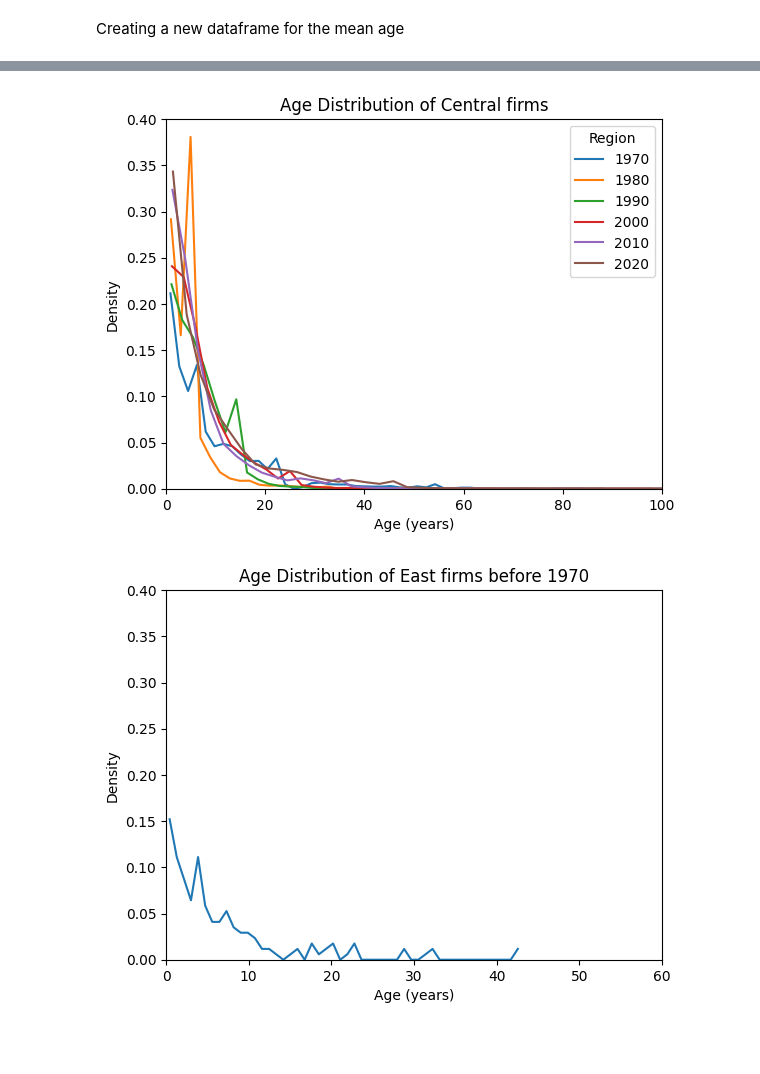
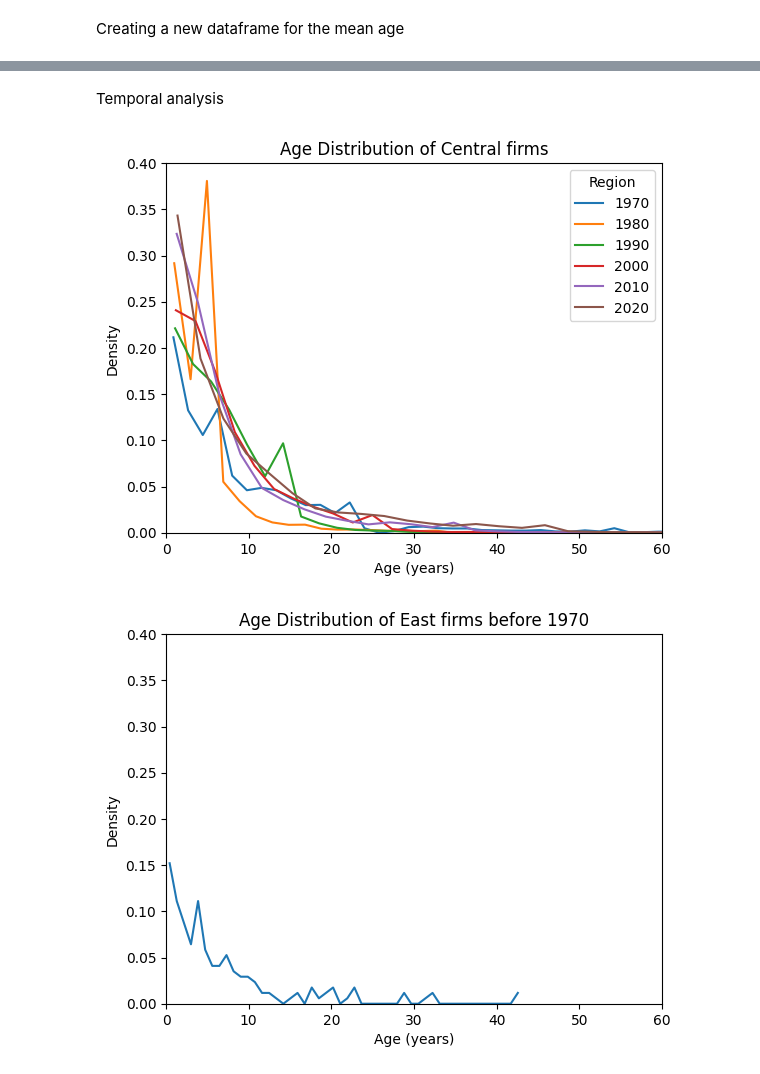
Before and after one commit to maxcyn/a-star, a Jupyter notebook: test.ipynb, the cells around one changed output, grey strips where cells are left out. Cells and saved outputs as stored; diff of their text form; code cells hidden in the pictures; blank space fills up the shorter version.

```diff
--- a/test.ipynb
+++ b/test.ipynb
@@ -47,7 +47,7 @@ df_analysis['Entry Date'] = pd.to_datetime(df_analysis['Entry Date'])
 
 # Calculate age in years
 current_time = df_analysis['Exit Date'].max()
-df_analysis['Age'] = (df_analysis['Exit Date'].fillna(current_time) - df_analysis['Entry Date']).dt.days / 365.25
+df_analysis['Age'] = (max(df_analysis['Entry Date']) - df_analysis['Entry Date']).dt.days / 365.25
 
 df_analysis.head()
 # %% [output]
@@ -257,7 +237,6 @@ for region, group in df_alive.groupby('Region2'):
         bin_midpoints,
         counts / counts.sum(),  # Normalize to get density
         label=region,
-        alpha=0.5
     )
 
 plt.title('Age Distributions of Firms by Region')
@@ -371,0 +356,37 @@ df_central.head()
+# %%
+# Creating dataframes for only alive firms in each region
+df_central_alive = df_central[df_central['status'] == 1].copy()
+df_west_alive = df_west[df_west['status'] == 1].copy()
+df_north_alive = df_north[df_north['status'] == 1].copy()
+df_east_alive = df_east[df_east['status'] == 1].copy()
+df_north_east_alive = df_north_east[df_north_east['status'] == 1].copy()
+
+df_alive_list = [df_central_alive, df_west_alive, df_north_alive, df_east_alive, df_north_east_alive]
+
+# Plotting the age distributions for each region by sector
+
+for df in df_alive_list:
+    fig, ax = plt.subplots()
+    for sector in sector_list:
+        counts, bin_edges = np.histogram(df[df['Sector'] == sector]['Age'].dropna(), bins=50)
+        # Calculate bin midpoints
+        bin_midpoints = (bin_edges[:-1] + bin_edges[1:]) / 2
+        # Line plot for age density for each region
+        plt.plot(
+            bin_midpoints,
+            counts / counts.sum(),  # Normalize to get density
+            label=sector,
+        )
+    plt.title(f'Age Distributions of Firms by Sector in {df["Region2"].iloc[0]}')
+    plt.xlabel('Age (years)')
+    plt.ylabel('Density')
+    plt.legend(title='Sector')
+    plt.xlim(left=0, right=100)
+    plt.show()
+
+# G : Wholesale and Retail Trade
+# M : Real Estate Activities
+# F : Construction
+# J : PUBLISHING, BROADCASTING, AND CONTENT PRODUCTION AND DISTRIBUTION ACTIVITIES
+# K : TELECOMMUNICATIONS, COMPUTER PROGRAMMING, CONSULTANCY, COMPUTING INFRASTRUCTURE, AND OTHER INFORMATION SERVICE ACTIVITIES
+# C : MANUFACTURING
@@ -372,38 +399,40 @@ df_central.head()
+# %% [markdown]
+Temporal analysis
 # %%
 # Create 10 equally spaced years between 1970 and 2020
 years = np.linspace(1970, 2020, 6)
 
 # Convert years to datetime (using January 1st for each year)
 dates = pd.to_datetime(years.astype(int).astype(str) + '-01-01')
 
 for date in dates:
 
     # Filter firms alive at the given date
     df_filtered = df_central[
         (df_central['Entry Date'] < date) &
         ((df_central['Exit Date'].isna()) | (df_central['Exit Date'] > date))
     ].copy()
     df_filtered['Exit Date'] = date
     df_filtered['Age'] = (date - df_filtered['Entry Date']).dt.days / 365.25
 
     # Line plot for age density
     counts, bin_edges = np.histogram(df_filtered['Age'].dropna(), bins=50)
     # Calculate bin midpoints
     bin_midpoints = (bin_edges[:-1] + bin_edges[1:]) / 2
     plt.plot(
         bin_midpoints,
         counts / counts.sum(),  # Normalize to get density
         label=f'{date.year}'
     )
 plt.title(f'Age Distribution of Central firms')
 plt.xlabel('Age (years)')
 plt.ylabel('Density')
 plt.legend(title='Region')
-plt.xlim(left=0, right=100)
+plt.xlim(left=0, right=60)
 plt.ylim(top=0.4, bottom=0)
 plt.show()
 # %% [output]
-[figure, old version]
+[figure, new version]
 # %%
 # Create 10 equally spaced years between 1970 and 2020
 years = np.linspace(1970, 2020, 6)
```
Also changed, not shown: parts of 31 cells of this notebook, 1 other file.
